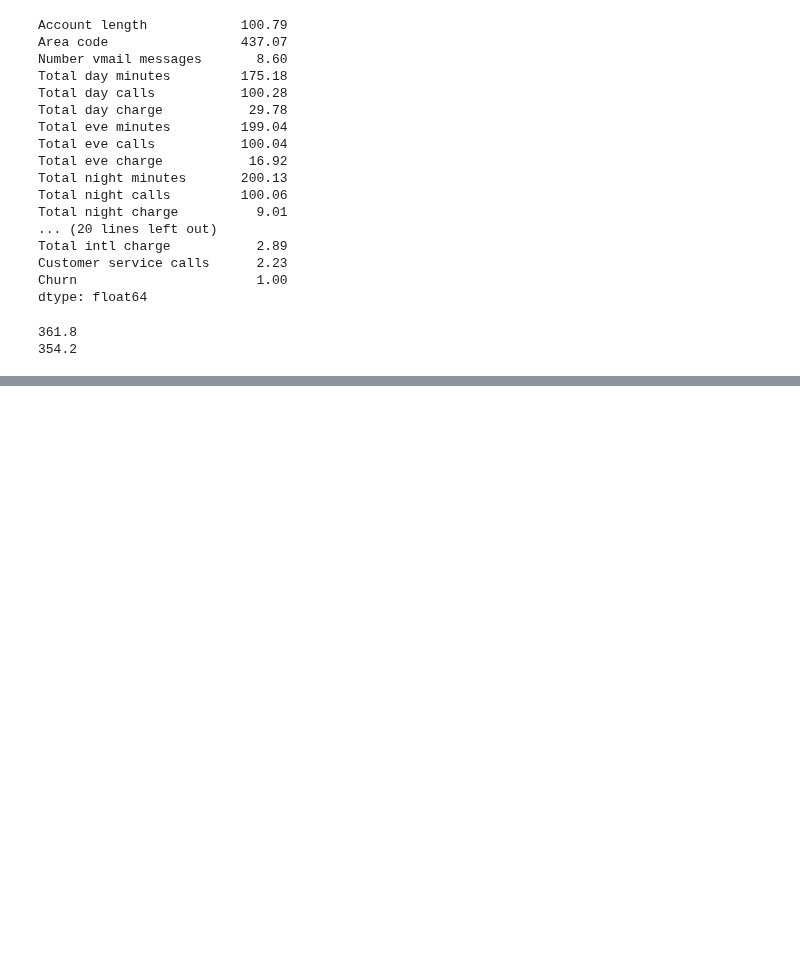
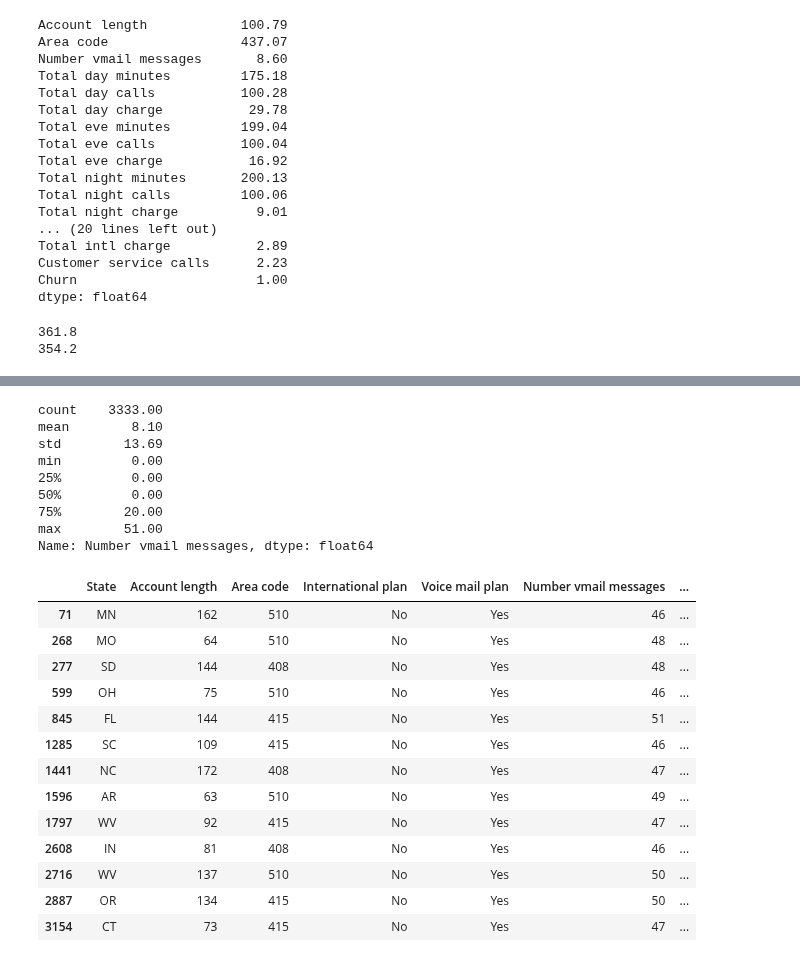
Before and after one commit to kraidiky/mlcourse_open, a Jupyter notebook: jupyter_notebooks/topic01_pandas_data_analysis/MyNotebookCource1.ipynb, the cells around one changed output, grey strips where cells are left out. Cells and saved outputs as stored; diff of their text form; code cells hidden in the pictures; blank space fills up the shorter version.

```diff
--- a/jupyter_notebooks/topic01_pandas_data_analysis/MyNotebookCource1.ipynb
+++ b/jupyter_notebooks/topic01_pandas_data_analysis/MyNotebookCource1.ipynb
@@ -204,0 +232,27 @@ print(df[(df.Churn == 0) & (df['Voice mail plan'] == 'No')]['Total eve minutes']
+# %%
+print(df['Number vmail messages'].describe())
+df[df['Number vmail messages'].map(lambda x: x > 45)]
+# %% [output]
+count    3333.00
+mean        8.10
+std        13.69
+min         0.00
+25%         0.00
+50%         0.00
+75%        20.00
+max        51.00
+Name: Number vmail messages, dtype: float64
+|  | State | Account length | Area code | International plan | Voice mail plan | Number vmail messages | ... |
+| 71 | MN | 162 | 510 | No | Yes | 46 | ... |
+| 268 | MO | 64 | 510 | No | Yes | 48 | ... |
+| 277 | SD | 144 | 408 | No | Yes | 48 | ... |
+| 599 | OH | 75 | 510 | No | Yes | 46 | ... |
+| 845 | FL | 144 | 415 | No | Yes | 51 | ... |
+| 1285 | SC | 109 | 415 | No | Yes | 46 | ... |
+| 1441 | NC | 172 | 408 | No | Yes | 47 | ... |
+| 1596 | AR | 63 | 510 | No | Yes | 49 | ... |
+| 1797 | WV | 92 | 415 | No | Yes | 47 | ... |
+| 2608 | IN | 81 | 408 | No | Yes | 46 | ... |
+| 2716 | WV | 137 | 510 | No | Yes | 50 | ... |
+| 2887 | OR | 134 | 415 | No | Yes | 50 | ... |
+| 3154 | CT | 73 | 415 | No | Yes | 47 | ... |
```
Also changed, not shown: parts of 6 cells of this notebook.
